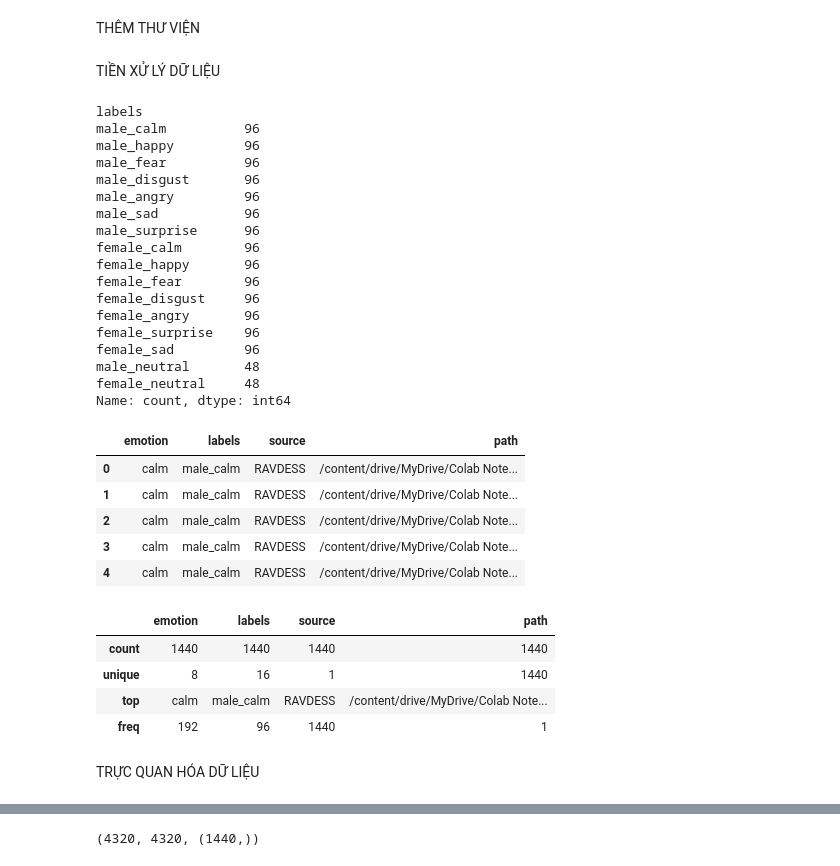
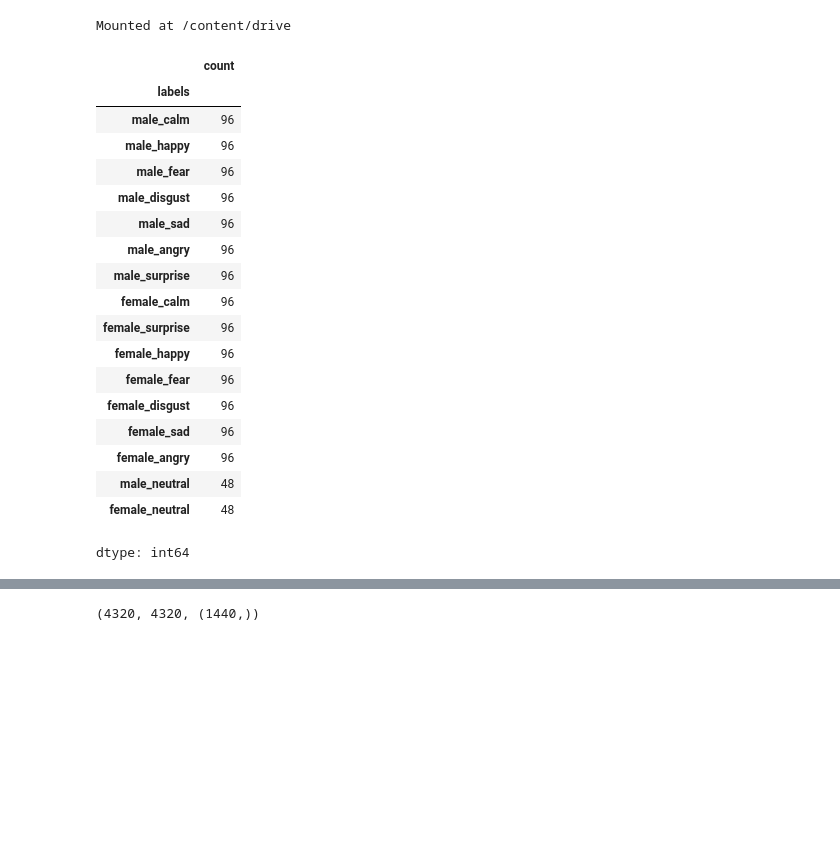
Before and after one commit to Sickked-C/Emotion-Recognition, a Jupyter notebook: APP.ipynb, the cells around one changed output, grey strips where cells are left out. Cells and saved outputs as stored; diff of their text form; code cells hidden in the pictures; blank space fills up the shorter version.

```diff
--- a/APP.ipynb
+++ b/APP.ipynb
@@ -1,5 +1,8 @@
-# %% [markdown]
-THÊM THƯ VIỆN
+# %%
+from google.colab import drive
+drive.mount('/content/drive')
+# %% [output]
+Mounted at /content/drive
 # %%
 import librosa
 import librosa.display
@@ -29,75 +32,57 @@ import warnings
 if not sys.warnoptions:
     warnings.simplefilter("ignore")
 warnings.filterwarnings("ignore", category=DeprecationWarning)
-# %% [markdown]
-TIỀN XỬ LÝ DỮ LIỆU
 # %%
 #Xuất dữ liệu
-RAV = 'RAVDESS/audio_speech_actors_01-24/'
+RAV = '/content/drive/MyDrive/Colab Notebooks/DATA/RAVDESS/audio_speech_actors_01-24/'
 dir_list = os.listdir(RAV)
 
 emotion = [] #biểu thị cảm xúc của âm thanh
 gender = [] #giới tính của người nói
 path = [] #đường dẫn đến file âm thanh tương ứng
 feature = []
 #Phân tích tên file âm thanh để trích xuất thông tin về cảm xúc và giới tính của người nói.
 for i in dir_list:
     fname = os.listdir(RAV + i)
     for f in fname:
         part = f.split('.')[0].split('-')
         emotion.append(int(part[2]))
         temp = int(part[6])
         if temp%2 == 0:
             temp = "female"
         else:
             temp = "male"
         gender.append(temp)
         path.append(RAV + i + '/' + f)
 
 #Xây dựng DataFrame RAV_df từ các thông tin đã trích xuất
 RAV_df = pd.DataFrame(emotion)
 RAV_df = RAV_df.replace({1:'neutral', 2:'calm', 3:'happy', 4:'sad', 5:'angry', 6:'fear', 7:'disgust', 8:'surprise'})
 RAV_df = pd.concat([pd.DataFrame(gender),RAV_df],axis=1)
 RAV_df.columns = ['gender','emotion']
 RAV_df['labels'] =RAV_df.gender + '_' + RAV_df.emotion
 RAV_df['source'] = 'RAVDESS'
 RAV_df = pd.concat([RAV_df,pd.DataFrame(path, columns = ['path'])],axis=1)
 #Loại bỏ cột 'gender' và hiển thị số lượng mẫu dữ liệu cho mỗi nhãn cảm xúc.
 RAV_df = RAV_df.drop(['gender'], axis=1)
 RAV_df.labels.value_counts()
 # %% [output]
+|  | count |
+| labels |  |
+| male_calm | 96 |
+| male_happy | 96 |
+| male_fear | 96 |
+| male_disgust | 96 |
+| male_sad | 96 |
+| male_angry | 96 |
+| male_surprise | 96 |
+| female_calm | 96 |
+| female_surprise | 96 |
+| female_happy | 96 |
+| female_fear | 96 |
+| female_disgust | 96 |
+| female_sad | 96 |
+| female_angry | 96 |
+| male_neutral | 48 |
+| female_neutral | 48 |
-labels
-male_calm          96
-male_happy         96
-male_fear          96
-male_disgust       96
-male_angry         96
-male_sad           96
-male_surprise      96
-female_calm        96
-female_happy       96
-female_fear        96
-female_disgust     96
-female_angry       96
-female_surprise    96
-female_sad         96
-male_neutral       48
-female_neutral     48
-Name: count, dtype: int64
+dtype: int64
-# %%
-display(RAV_df.head()) #hiển thị các dòng đầu tiên của DataFrame RAV_df
-display(RAV_df.describe()) # tóm tắt thống kê của các cột số trong DataFrame RAV_df
-# %% [output]
-|  | emotion | labels | source | path |
-| 0 | calm | male_calm | RAVDESS | /content/drive/MyDrive/Colab Note... |
-| 1 | calm | male_calm | RAVDESS | /content/drive/MyDrive/Colab Note... |
-| 2 | calm | male_calm | RAVDESS | /content/drive/MyDrive/Colab Note... |
-| 3 | calm | male_calm | RAVDESS | /content/drive/MyDrive/Colab Note... |
-| 4 | calm | male_calm | RAVDESS | /content/drive/MyDrive/Colab Note... |
-|  | emotion | labels | source | path |
-| count | 1440 | 1440 | 1440 | 1440 |
-| unique | 8 | 16 | 1 | 1440 |
-| top | calm | male_calm | RAVDESS | /content/drive/MyDrive/Colab Note... |
-| freq | 192 | 96 | 1440 | 1 |
-# %% [markdown]
-TRỰC QUAN HÓA DỮ LIỆU
```
Also changed, not shown: parts of 31 cells of this notebook.
